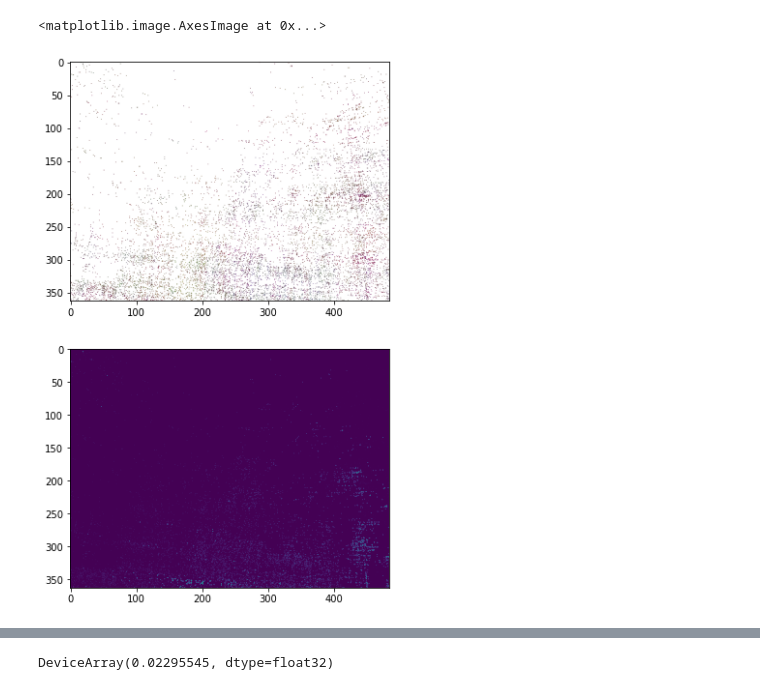
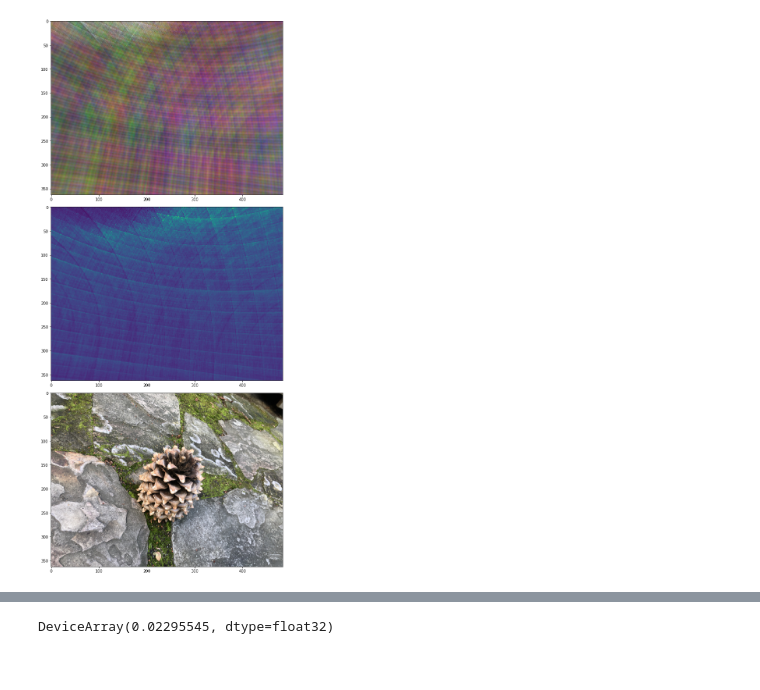
Before and after one commit to liangkaizhang/yet-another-jax-nerf, a Jupyter notebook: scripts/test_model.ipynb, the cells around one changed output, grey strips where cells are left out. Cells and saved outputs as stored; diff of their text form; code cells hidden in the pictures.

```diff
--- a/scripts/test_model.ipynb
+++ b/scripts/test_model.ipynb
@@ -38,29 +45,31 @@ plt.rcParams["figure.figsize"] = (10, 10)
 ds_config =  DatasetConfig(model_dir='../dataset/pinecone/sparse_8/0/',
                            images_dir='../dataset/pinecone/images_8/',
                            batch_from_single_image=True,
-                           train_batch_size=2048,
+                           train_batch_size=1024,
                            test_batch_size=-1)
 trainer_config = TrainerConfig(dataset_config=ds_config)
 trainer = Trainer(trainer_config)
 train_iter, eval_iter = trainer.create_dataset()
 # %%
-eval_rays = next(eval_iter)
+@jax.jit
+def render_fn(rng, state, rays):
+    return state.apply_fn(state.params, rng, rays, randomized=False)
 
-def render_image(render_fn, rng, rays, chunk=8192):
+def render_image(render_fn, rng, state, rays, chunk=8192):
     num_rays = rays.colors.shape[0]
     batch_size = num_rays // chunk
     batch_remainder = num_rays - batch_size * chunk
     counts = [chunk] * batch_size + [batch_remainder]
     index = np.cumsum([0] + counts)[:-1]
 
-    key, rng = random.split(rng)
     colors_list = []
     depths_list = []
+    _state = flax.jax_utils.unreplicate(state)
     for i, c in zip(index, counts):
         cur_rays = jax.tree_map(lambda x: x[i:i + c, :], rays)
-        c_colors, c_depths, f_colors, f_depths  = render_fn(key, cur_rays)
-        colors_list.append(f_colors)
-        depths_list.append(f_depths)
+        c_colors, c_depths, f_colors, f_depths  = render_fn(rng, _state, cur_rays)
+        colors_list.append(c_colors)
+        depths_list.append(c_depths)
 
     colors = jnp.concatenate(colors_list, axis=0)
     depths = jnp.concatenate(depths_list, axis=0)
@@ -132,8 +264,6 @@ def render_fn(rng, rays):
     return state.apply_fn(state.optimizer.target, rng, rays, randomized=False)
 # %%
 losses = []
-
-loss = 0.0
 
 for step, rays in zip(range(int(5e4)), train_iter):
     key, rng = random.split(rng)
@@ -144,12 +274,16 @@ for step, rays in zip(range(int(5e4)), train_iter):
     losses.append(loss)
     if step % 5000 == 0:
         key, rng = random.split(rng)
+        eval_rays = next(eval_iter)
         eval_img, eval_depth = render_image(render_fn, key, jax.tree_map(lambda x:x[0], eval_rays))
-
-        ax0 = plt.subplot(211)
+        plt.rcParams["figure.figsize"] = (10, 20)
+        ax0 = plt.subplot(311)
         ax0.imshow(eval_img)
-        ax1 = plt.subplot(212)
+        ax1 = plt.subplot(312)
         ax1.imshow(eval_depth)
+        ax2 = plt.subplot(313)
+        ax2.imshow(eval_rays.colors.reshape((-1, 484, 3)))
+        plt.tight_layout()
         plt.show()
         clear_output(wait = True)
 # %% [output]
@@ -171,11 +291,15 @@ plt.grid('on')
 # %%
+key, rng = random.split(rng)
 eval_rays = next(eval_iter)
-
-eval_img, eval_depth = render_image(render_fn, rng, jax.tree_map(lambda x:x[0], eval_rays))
-ax0 = plt.subplot(211)
+eval_img, eval_depth = render_image(render_fn, key, jax.tree_map(lambda x:x[0], eval_rays))
+plt.rcParams["figure.figsize"] = (10, 20)
+ax0 = plt.subplot(311)
 ax0.imshow(eval_img)
-ax1 = plt.subplot(212)
+ax1 = plt.subplot(312)
 ax1.imshow(eval_depth)
+ax2 = plt.subplot(313)
+ax2.imshow(eval_rays.colors.reshape((-1, 484, 3)))
+plt.tight_layout()
+plt.show()
 # %% [output]
-<matplotlib.image.AxesImage at 0x...>
-[figure, old version]
+[figure, new version]
```
Also changed, not shown: parts of 10 cells of this notebook, 10 other files.
